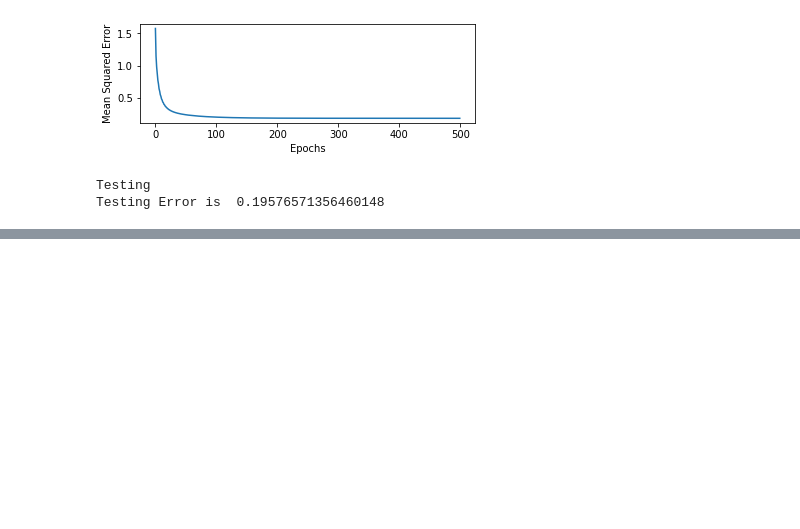
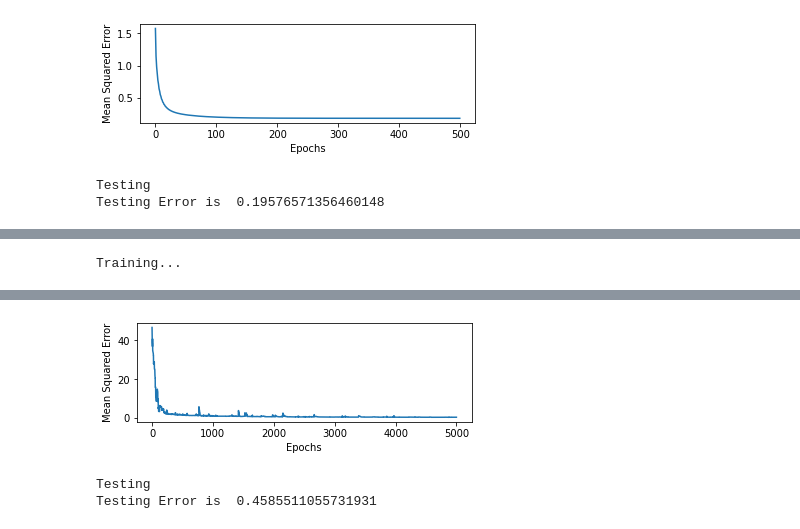
Before and after one commit to vineet891/FODS-Assignment, a Jupyter notebook: Assignment1/FODS_A1_a.ipynb, the cells around one changed output, grey strips where cells are left out. Saved outputs shown, nothing was run; the diff lists cells and outputs as text; code cells hidden in the pictures; blank space fills up the shorter version.

```diff
--- a/Assignment1/FODS_A1_a.ipynb
+++ b/Assignment1/FODS_A1_a.ipynb
@@ -402,0 +480,5 @@ Testing Error is  0.3314218770399761
+# %%
+SGD4 = Regression(x_train_trans_4, x_test_trans_4, train_y, test_y)
+SGD4.fit(x_train_trans_4, train_y,epochs = 5000, learning='SGD', learning_rate=0.001)
+# %% [output]
+Training...
@@ -402,0 +502,3 @@ Testing Error is  0.3314218770399761
+[figure, added]
+Testing
+Testing Error is  0.4585511055731931
```
Also changed, not shown: parts of 19 cells of this notebook.
